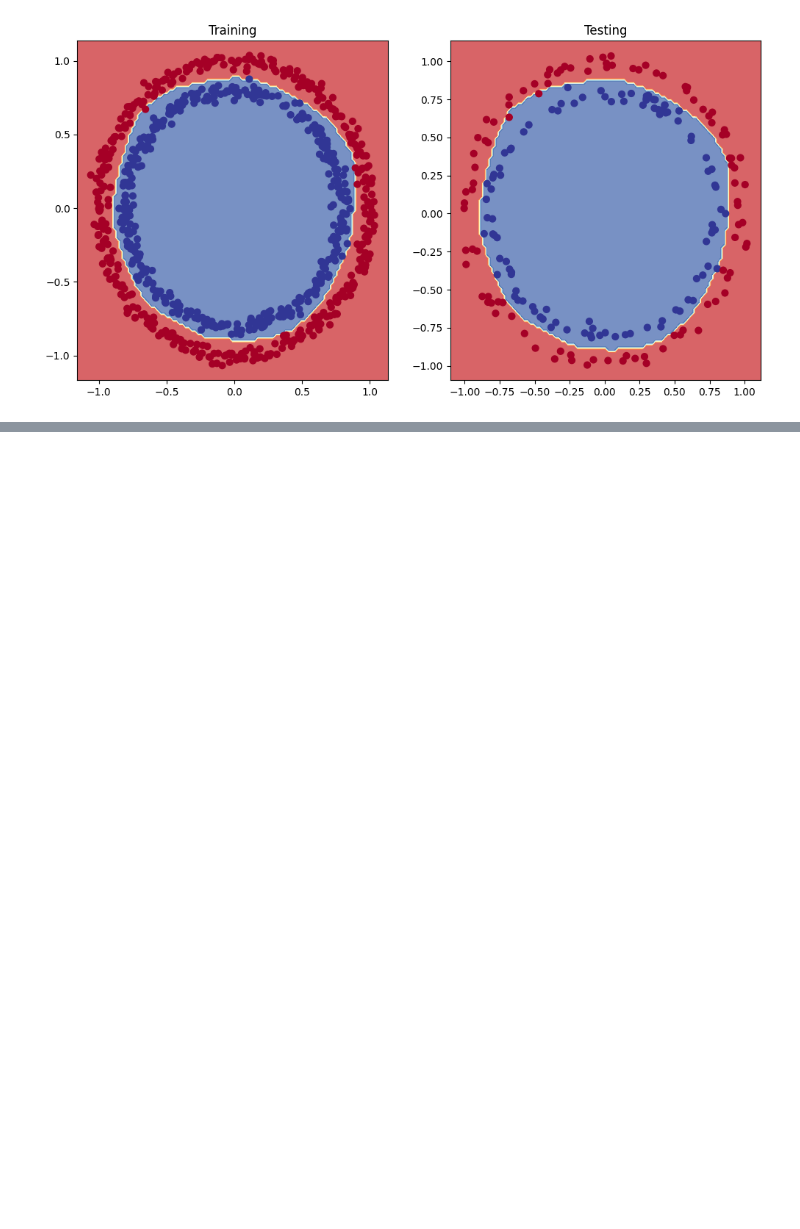
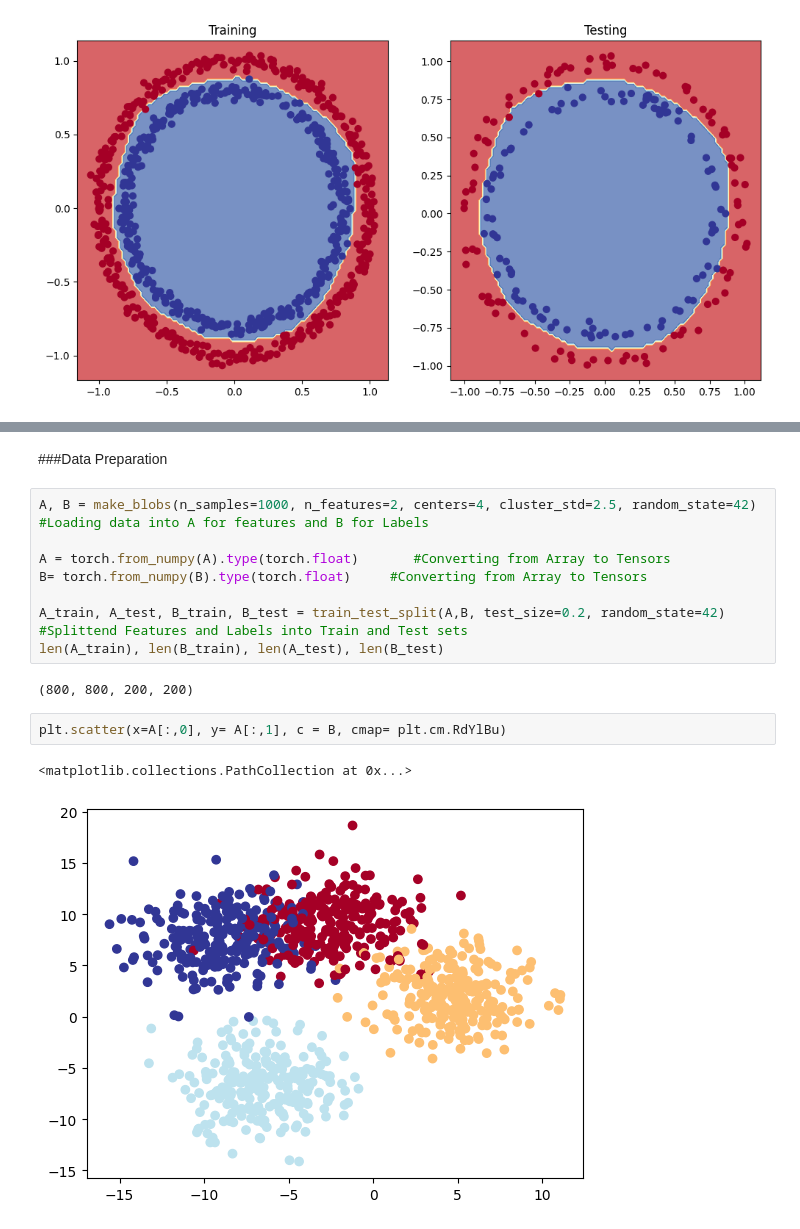
Before and after one commit to Ephraimosse9/Pytorch-course-on-UDEMY--Notes-and-Codes, a Jupyter notebook: 02_neural_network_classification_with_pytorch.ipynb, the cells around one changed output, grey strips where cells are left out. Drawn from its saved outputs; the diff is of its cells as text; blank space fills up the shorter version.

```diff
--- a/02_neural_network_classification_with_pytorch.ipynb
+++ b/02_neural_network_classification_with_pytorch.ipynb
@@ -196,0 +210,17 @@ plot_decision_boundary(model_0, X_test, Y_test)
+# %% [markdown]
+###Data Preparation
+# %%
+A, B = make_blobs(n_samples=1000, n_features=2, centers=4, cluster_std=2.5, random_state=42)     #Loading data into A for features and B for Labels
+
+A = torch.from_numpy(A).type(torch.float)       #Converting from Array to Tensors
+B= torch.from_numpy(B).type(torch.float)     #Converting from Array to Tensors
+
+A_train, A_test, B_train, B_test = train_test_split(A,B, test_size=0.2, random_state=42)       #Splittend Features and Labels into Train and Test sets
+len(A_train), len(B_train), len(A_test), len(B_test)
+# %% [output]
+(800, 800, 200, 200)
+# %%
+plt.scatter(x=A[:,0], y= A[:,1], c = B, cmap= plt.cm.RdYlBu)
+# %% [output]
+<matplotlib.collections.PathCollection at 0x...>
+[figure, added]
```
Also changed, not shown: parts of 11 cells of this notebook.
